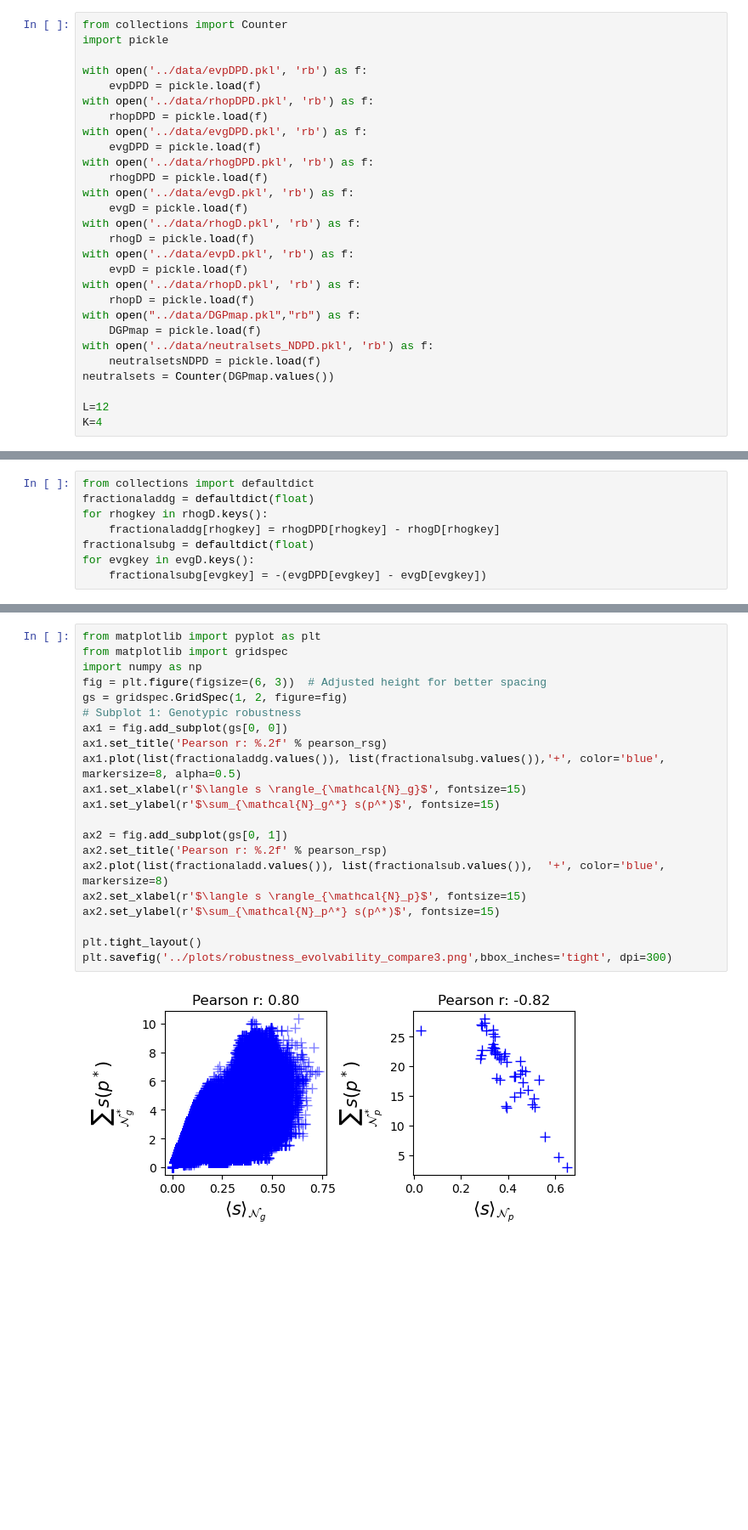
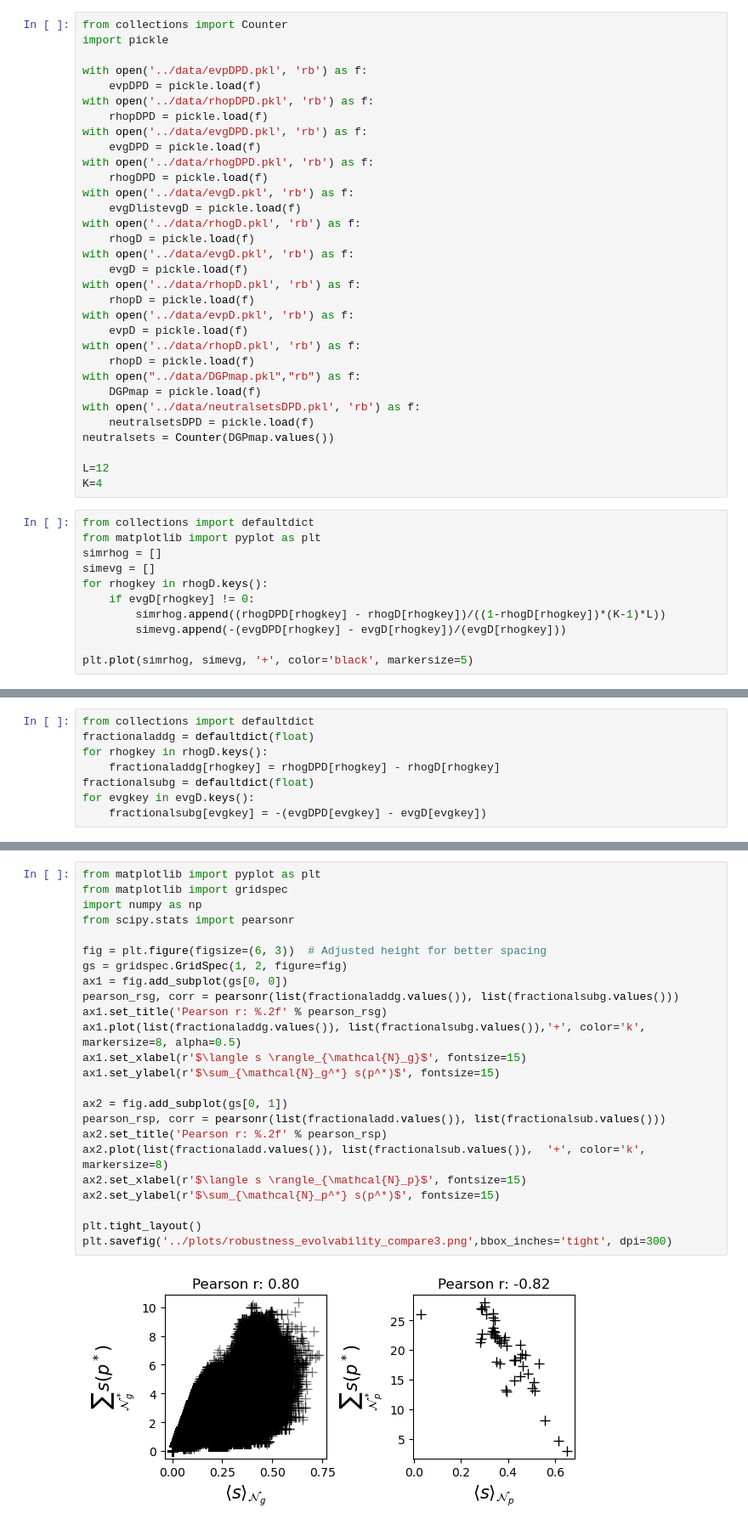
Before and after one commit to paulagrcg/phenodistance, a Jupyter notebook: plots/plotsquantities.ipynb, the cells around one changed output, grey strips where cells are left out. Shown at 85% size. Drawn from its saved outputs; the diff is of its cells as text; blank space fills up the shorter version.

Commit message:
plots structure

```diff
--- a/plots/plotsquantities.ipynb
+++ b/plots/plotsquantities.ipynb
@@ -388,18 +388,33 @@ with open('../data/evgDPD.pkl', 'rb') as f:
 with open('../data/rhogDPD.pkl', 'rb') as f:
     rhogDPD = pickle.load(f)
 with open('../data/evgD.pkl', 'rb') as f:
-    evgD = pickle.load(f)
+    evgDlistevgD = pickle.load(f)
 with open('../data/rhogD.pkl', 'rb') as f:
     rhogD = pickle.load(f)
+with open('../data/evgD.pkl', 'rb') as f:
+    evgD = pickle.load(f)
+with open('../data/rhopD.pkl', 'rb') as f:
+    rhopD = pickle.load(f)
 with open('../data/evpD.pkl', 'rb') as f:
     evpD = pickle.load(f)
 with open('../data/rhopD.pkl', 'rb') as f:
     rhopD = pickle.load(f)
 with open("../data/DGPmap.pkl","rb") as f:
     DGPmap = pickle.load(f)
-with open('../data/neutralsets_NDPD.pkl', 'rb') as f:
-    neutralsetsNDPD = pickle.load(f)
+with open('../data/neutralsetsDPD.pkl', 'rb') as f:
+    neutralsetsDPD = pickle.load(f)
 neutralsets = Counter(DGPmap.values())
 
 L=12
 K=4
+# %%
+from collections import defaultdict
+from matplotlib import pyplot as plt
+simrhog = []
+simevg = []
+for rhogkey in rhogD.keys():
+    if evgD[rhogkey] != 0:
+        simrhog.append((rhogDPD[rhogkey] - rhogD[rhogkey])/((1-rhogD[rhogkey])*(K-1)*L))
+        simevg.append(-(evgDPD[rhogkey] - evgD[rhogkey])/(evgD[rhogkey]))
+
+plt.plot(simrhog, simevg, '+', color='black', markersize=5)
@@ -607,23 +698,26 @@ plt.savefig('../plots/robustness_evolvability_compare2.png',bbox_inches='tight',
 # %%
 from matplotlib import pyplot as plt
 from matplotlib import gridspec
 import numpy as np
+from scipy.stats import pearsonr
+
 fig = plt.figure(figsize=(6, 3))  # Adjusted height for better spacing
 gs = gridspec.GridSpec(1, 2, figure=fig)
-# Subplot 1: Genotypic robustness
 ax1 = fig.add_subplot(gs[0, 0])
+pearson_rsg, corr = pearsonr(list(fractionaladdg.values()), list(fractionalsubg.values()))
 ax1.set_title('Pearson r: %.2f' % pearson_rsg)
-ax1.plot(list(fractionaladdg.values()), list(fractionalsubg.values()),'+', color='blue', markersize=8, alpha=0.5)
+ax1.plot(list(fractionaladdg.values()), list(fractionalsubg.values()),'+', color='k', markersize=8, alpha=0.5)
 ax1.set_xlabel(r'$\langle s \rangle_{\mathcal{N}_g}$', fontsize=15)
 ax1.set_ylabel(r'$\sum_{\mathcal{N}_g^*} s(p^*)$', fontsize=15)
 
 ax2 = fig.add_subplot(gs[0, 1])
+pearson_rsp, corr = pearsonr(list(fractionaladd.values()), list(fractionalsub.values()))
 ax2.set_title('Pearson r: %.2f' % pearson_rsp)
-ax2.plot(list(fractionaladd.values()), list(fractionalsub.values()),  '+', color='blue', markersize=8)
+ax2.plot(list(fractionaladd.values()), list(fractionalsub.values()),  '+', color='k', markersize=8)
 ax2.set_xlabel(r'$\langle s \rangle_{\mathcal{N}_p}$', fontsize=15)
 ax2.set_ylabel(r'$\sum_{\mathcal{N}_p^*} s(p^*)$', fontsize=15)
 
 plt.tight_layout()
 plt.savefig('../plots/robustness_evolvability_compare3.png',bbox_inches='tight', dpi=300)
 # %% [output]
-[figure, old version]
+[figure, new version]
```
Also changed, not shown: parts of 16 cells of this notebook, 8 other files.
